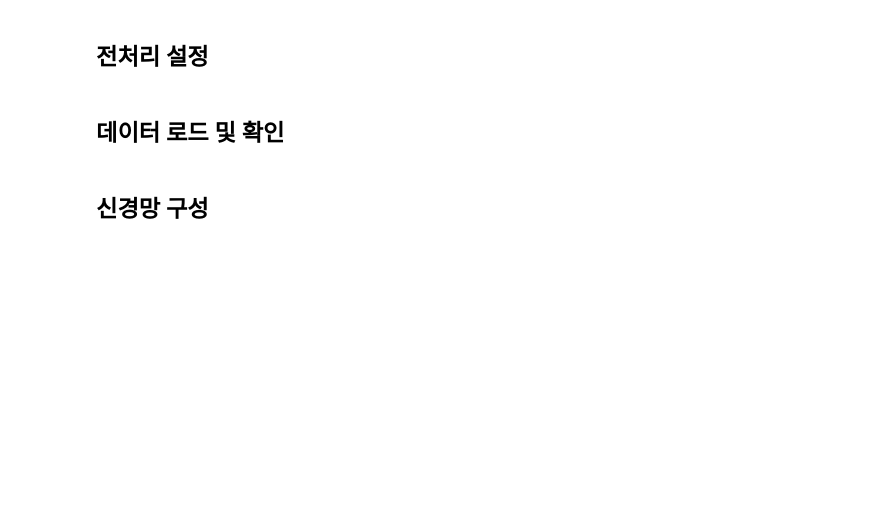
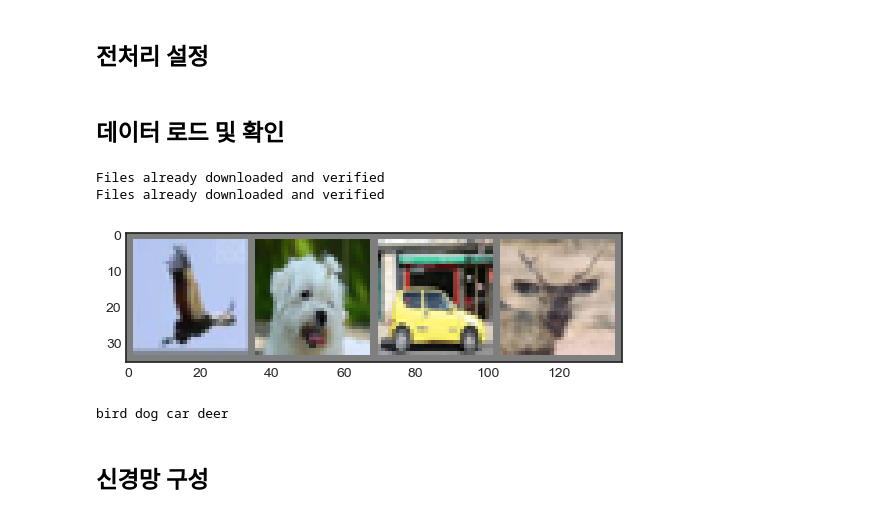
Before and after one commit to kksoo1769/study, a Jupyter notebook: code/deep_learning/10.pytorch_gen_nn/10-2.CIFAR10.ipynb, the cells around one changed output. Saved outputs shown, nothing was run; the diff lists cells and outputs as text; code cells hidden in the pictures; blank space fills up the shorter version.

Commit message:
cifar10 끝

```diff
--- a/code/deep_learning/10.pytorch_gen_nn/10-2.CIFAR10.ipynb
+++ b/code/deep_learning/10.pytorch_gen_nn/10-2.CIFAR10.ipynb
@@ -8,4 +33,38 @@
 # %% [markdown]
 ## 전처리 설정
+# %%
+transform = transforms.Compose([
+    transforms.ToTensor(),
+    transforms.Normalize((.5, .5, .5), (.5, .5, .5))
+])
 # %% [markdown]
 ## 데이터 로드 및 확인
+# %%
+train_set = torchvision.datasets.CIFAR10(
+    root='./data',
+    train=True,
+    download=True,
+    transform=transform
+)
+test_set = torchvision.datasets.CIFAR10(
+    root='./data',
+    train=False,
+    download=True,
+    transform=transform
+)
+# %% [output]
+Files already downloaded and verified
+Files already downloaded and verified
+# %%
+train_loader = DataLoader(
+    train_set,
+    batch_size=4,
+    shuffle=True,
+    num_workers=6
+)
+test_loader = DataLoader(
+    test_set,
+    batch_size=4,
+    shuffle=False,
+    num_workers=6
+)
@@ -12,2 +73,19 @@
+# %%
+def imshow(img):
+    img = img / 2 + .5
+    np_img = img.numpy()
+
+    plt.imshow(np.transpose(np_img, (1, 2, 0)))
+    plt.show()
+
+data_iter = iter(train_loader)
+imgs, labels = next(data_iter)
+
+imshow(torchvision.utils.make_grid(imgs))
+
+print(' '.join(f'{classes[labels[i]]}' for i in range(4)))
+# %% [output]
+[figure, added]
+bird dog car deer
 # %% [markdown]
 ## 신경망 구성
```
Also changed, not shown: parts of 15 cells of this notebook.
